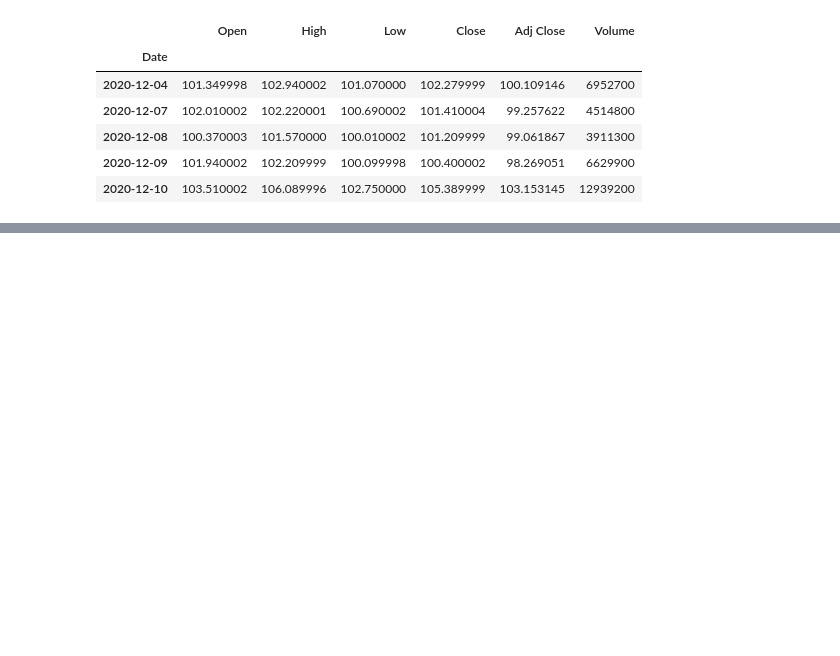
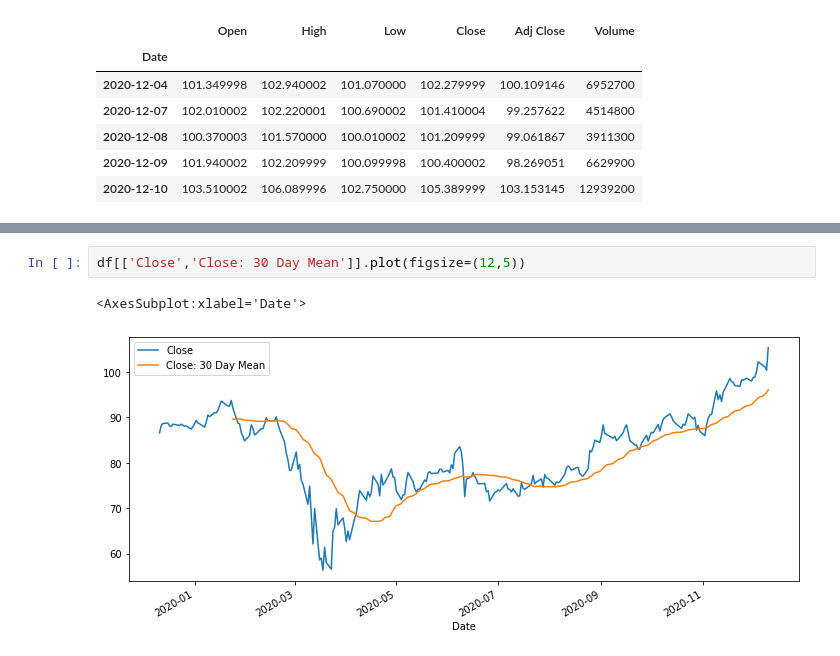
Before and after one commit to tankasalamanisha/TimeSeries, a Jupyter notebook: Basics/TimeSeries with Pandas.ipynb, the cells around one changed output, grey strips where cells are left out. Cells and saved outputs as stored; diff of their text form; blank space fills up the shorter version.

```diff
--- a/Basics/TimeSeries with Pandas.ipynb
+++ b/Basics/TimeSeries with Pandas.ipynb
@@ -42,0 +123,5 @@ df.shift(1)
+# %%
+df[['Close','Close: 30 Day Mean']].plot(figsize=(12,5))
+# %% [output]
+<AxesSubplot:xlabel='Date'>
+[figure, added]
```
Also changed, not shown: parts of 14 cells of this notebook.
